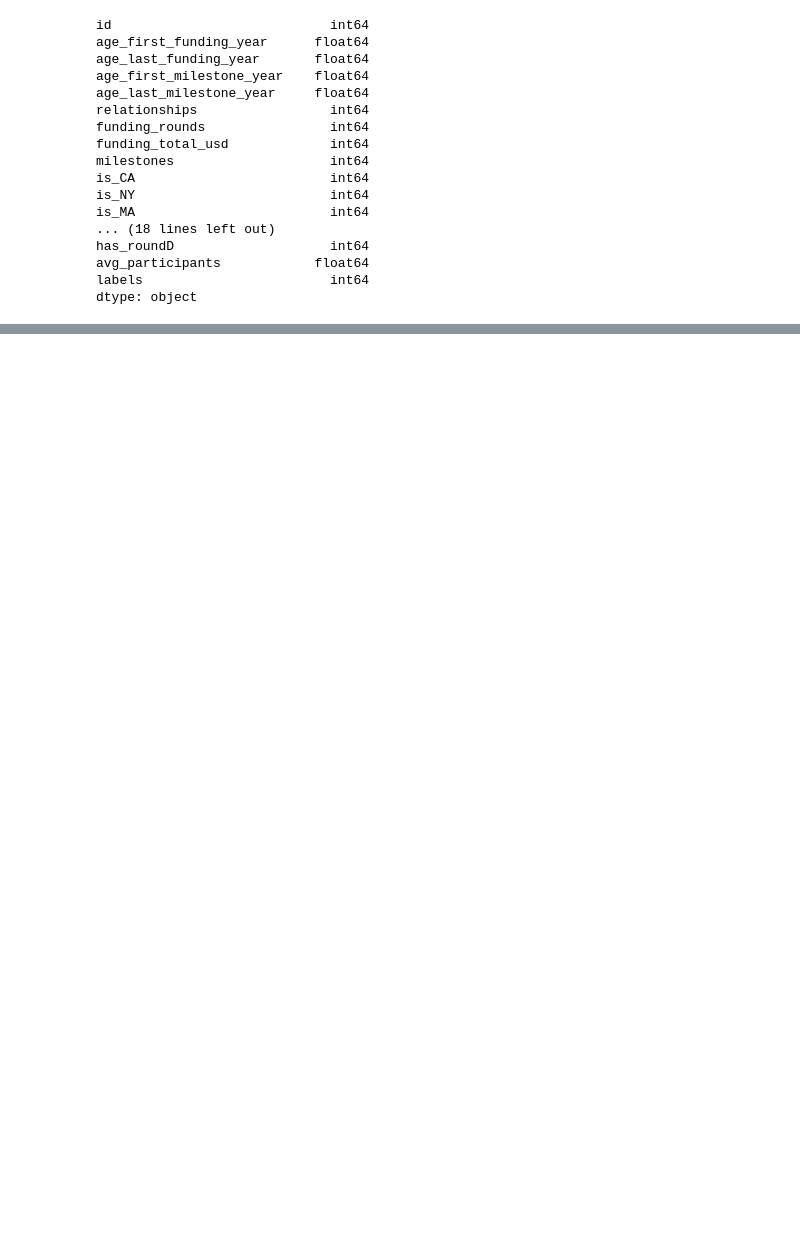
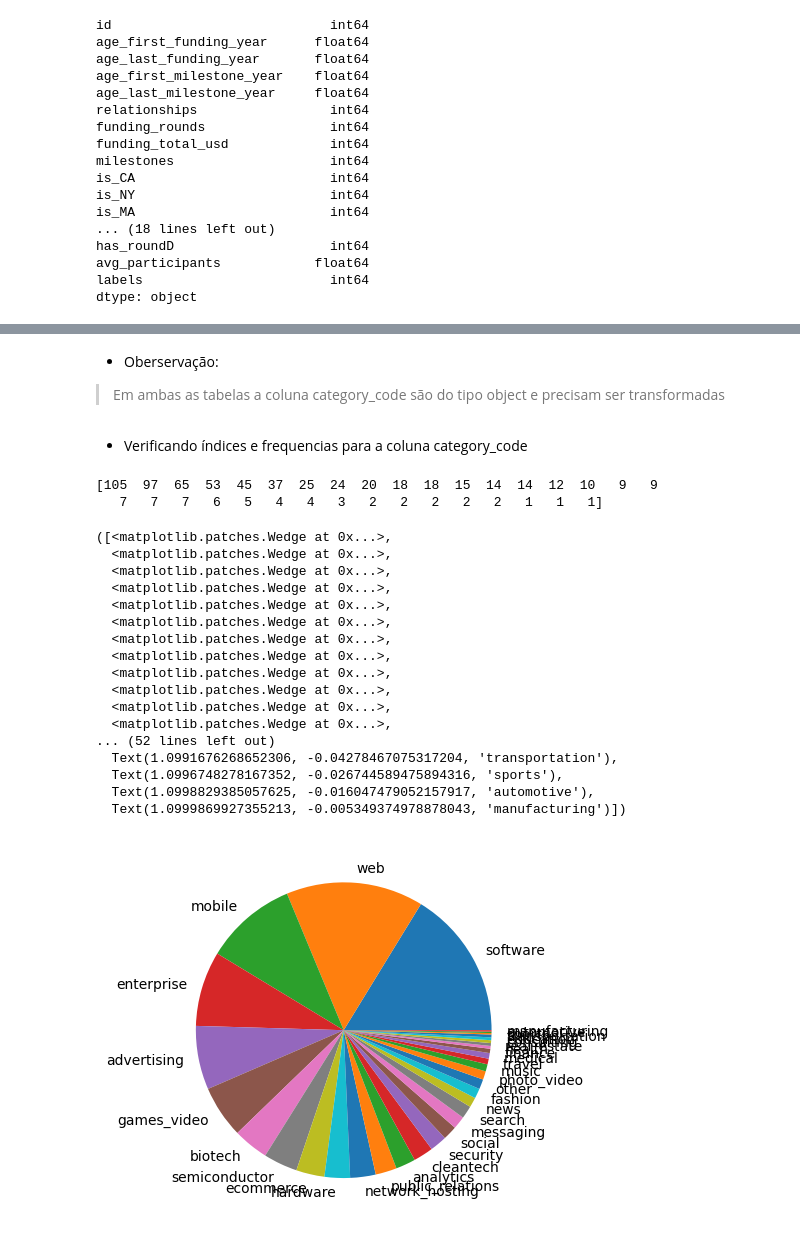
Before and after one commit to C-Icaro/Python-learning, a Jupyter notebook: Competição Modelos Preditivos - Kaggle/modelo.ipynb, the cells around one changed output, grey strips where cells are left out. Drawn from its saved outputs; the diff is of its cells as text; code cells hidden in the pictures; blank space fills up the shorter version.

```diff
--- a/Competição Modelos Preditivos - Kaggle/modelo.ipynb
+++ b/Competição Modelos Preditivos - Kaggle/modelo.ipynb
@@ -51,0 +106,4 @@ dtype: object
+# %%
+#Preenchendo os valores núlos por 0 na tabela de treino.
+df_train = df_train.fillna(0)
+df_train.head()
@@ -51,0 +176,35 @@ dtype: object
+# %% [markdown]
+- Oberservação:
+
+>Em ambas as tabelas a coluna category_code são do tipo object e precisam ser transformadas
+# %% [markdown]
+- Verificando índices e frequencias para a coluna category_code
+# %%
+freq_category_code = df_train["category_code"].value_counts()
+print(freq_category_code)
+# %% [output]
+[105  97  65  53  45  37  25  24  20  18  18  15  14  14  12  10   9   9
+   7   7   7   6   5   4   4   3   2   2   2   2   2   1   1   1]
+# %%
+labels = freq_category_code.keys()
+sizes = freq_category_code.values
+plt.pie(sizes, labels=labels)
+# %% [output]
+([<matplotlib.patches.Wedge at 0x...>,
+  <matplotlib.patches.Wedge at 0x...>,
+  <matplotlib.patches.Wedge at 0x...>,
+  <matplotlib.patches.Wedge at 0x...>,
+  <matplotlib.patches.Wedge at 0x...>,
+  <matplotlib.patches.Wedge at 0x...>,
+  <matplotlib.patches.Wedge at 0x...>,
+  <matplotlib.patches.Wedge at 0x...>,
+  <matplotlib.patches.Wedge at 0x...>,
+  <matplotlib.patches.Wedge at 0x...>,
+  <matplotlib.patches.Wedge at 0x...>,
+  <matplotlib.patches.Wedge at 0x...>,
+... (52 lines left out)
+  Text(1.0991676268652306, -0.04278467075317204, 'transportation'),
+  Text(1.0996748278167352, -0.026744589475894316, 'sports'),
+  Text(1.0998829385057625, -0.016047479052157917, 'automotive'),
+  Text(1.0999869927355213, -0.005349374978878043, 'manufacturing')])
+[figure, added]
```
Also changed, not shown: parts of 21 cells of this notebook, 4 other files.
